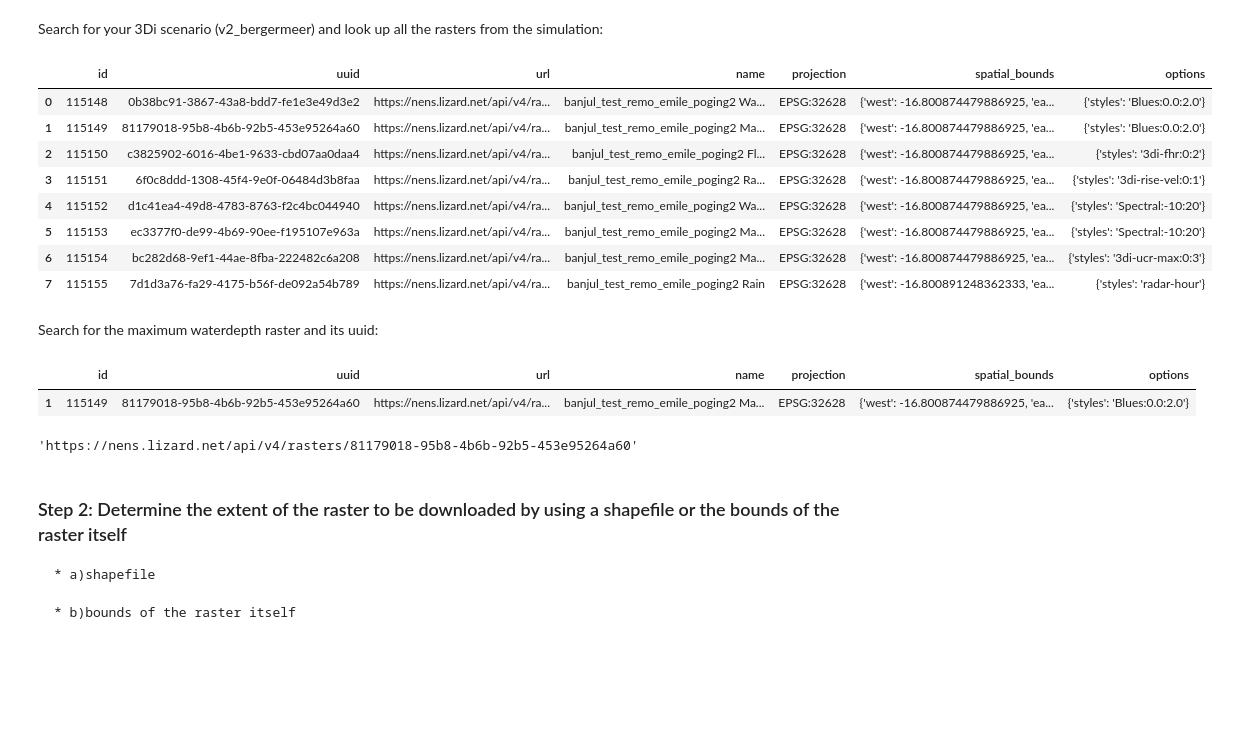
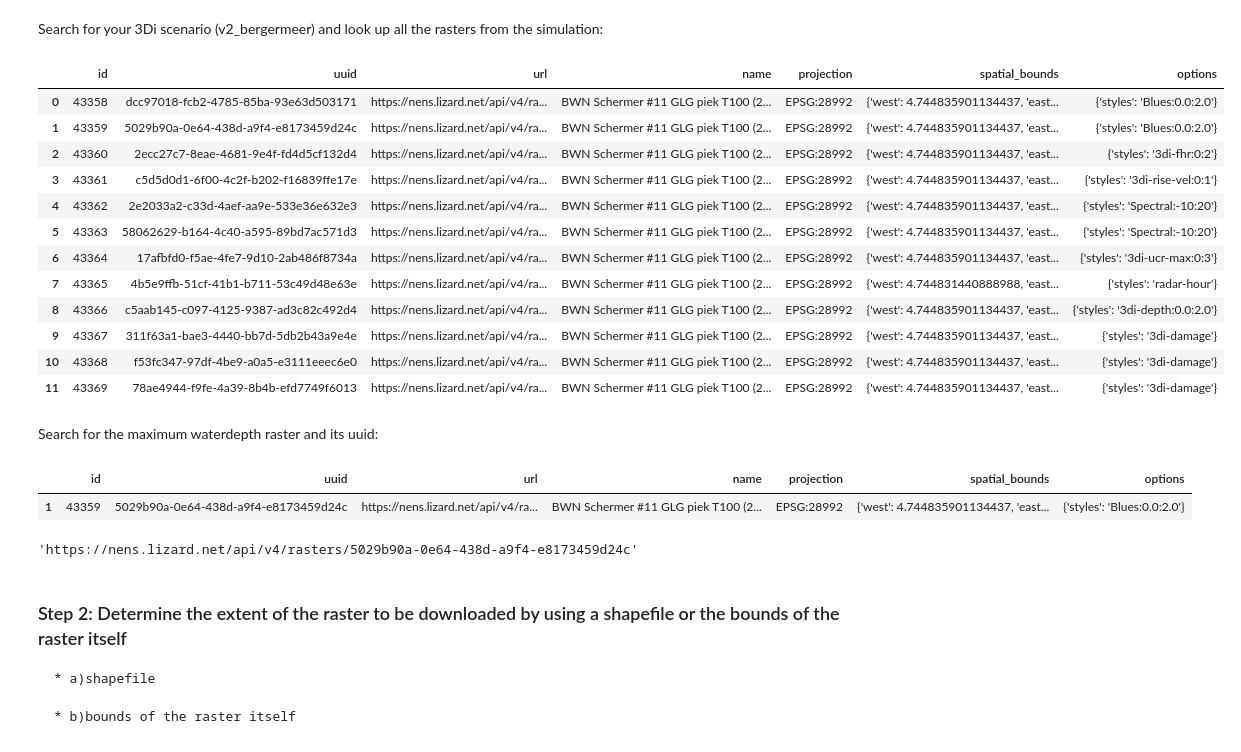
Before and after one commit to threedi/scripts-nens, a Jupyter notebook: Notebooks 3Di - API v3 - VD/notebook3 - download a maximum waterdepth raster from Lizard from a 3Di simulation/Download a maximum waterdepth raster from Lizard from a 3Di simulation.ipynb, the cells around one changed output. Cells and saved outputs as stored; diff of their text form; code cells hidden in the pictures; blank space fills up the shorter version.

```diff
--- a/Notebooks 3Di - API v3 - VD/notebook3 - download a maximum waterdepth raster from Lizard from a 3Di simulation/Download a maximum waterdepth raster from Lizard from a 3Di simulation.ipynb
+++ b/Notebooks 3Di - API v3 - VD/notebook3 - download a maximum waterdepth raster from Lizard from a 3Di simulation/Download a maximum waterdepth raster from Lizard from a 3Di simulation.ipynb
@@ -54,7 +54,7 @@ pixelsize_y = pixelsize_x
 based_on_shapefile = 'no'  #if no then based on extent, if yes then based on shapefile
 
 #define here the scenario name of the 3Di scenario
-scenario_name = 'banjul'
+scenario_name = 'BWN Schermer %2311 GLG piek T100 (2)'  # a hastag is %23 in the api url
 # %% [output]
 epsg:28992
 # %% [markdown]
@@ -63,29 +63,33 @@ epsg:28992
 Provide credentials to connect with the Lizard API - by using an API key:
 # %%
 username = '__key__'
-password = 'kuXO19bW.bN20PPqQRXimoinm90vmc9eZ2LmIhnWU'
+api_key = 'kuXO19bW.bN20PPqQRXimoinm90vmc9eZ2LmIhnWU'
 headers = {
             "username": username,
-            "password": password,
+            "password": api_key,
             "Content-Type": "application/json",
         }
 # %% [markdown]
 Search for your 3Di scenario (v2_bergermeer) and look up all the rasters from the simulation:
 # %%
-url = 'https://nens.lizard.net/api/v4/rasters/?name__icontains={}&page_size=10'.format(scenario_name)
+url = 'https://nens.lizard.net/api/v4/rasters/?name__icontains={}&page_size=100'.format(scenario_name)
 raster_results = pd.DataFrame(requests.get(url=url, headers=headers).json()['results'])
 raster_results = raster_results[['id', 'uuid', 'url', 'name', 'projection', 'spatial_bounds', 'options']]
 raster_results
 # %% [output]
 |  | id | uuid | url | name | projection | spatial_bounds | options |
-| 0 | 115148 | 0b38bc91-3867-43a8-bdd7-fe1e3e49d3e2 | https://nens.lizard.net/api/v4/ra... | banjul_test_remo_emile_poging2 Wa... | EPSG:32628 | {'west': -16.800874479886925, 'ea... | {'styles': 'Blues:0.0:2.0'} |
-| 1 | 115149 | 81179018-95b8-4b6b-92b5-453e95264a60 | https://nens.lizard.net/api/v4/ra... | banjul_test_remo_emile_poging2 Ma... | EPSG:32628 | {'west': -16.800874479886925, 'ea... | {'styles': 'Blues:0.0:2.0'} |
-| 2 | 115150 | c3825902-6016-4be1-9633-cbd07aa0daa4 | https://nens.lizard.net/api/v4/ra... | banjul_test_remo_emile_poging2 Fl... | EPSG:32628 | {'west': -16.800874479886925, 'ea... | {'styles': '3di-fhr:0:2'} |
-| 3 | 115151 | 6f0c8ddd-1308-45f4-9e0f-06484d3b8faa | https://nens.lizard.net/api/v4/ra... | banjul_test_remo_emile_poging2 Ra... | EPSG:32628 | {'west': -16.800874479886925, 'ea... | {'styles': '3di-rise-vel:0:1'} |
-| 4 | 115152 | d1c41ea4-49d8-4783-8763-f2c4bc044940 | https://nens.lizard.net/api/v4/ra... | banjul_test_remo_emile_poging2 Wa... | EPSG:32628 | {'west': -16.800874479886925, 'ea... | {'styles': 'Spectral:-10:20'} |
-| 5 | 115153 | ec3377f0-de99-4b69-90ee-f195107e963a | https://nens.lizard.net/api/v4/ra... | banjul_test_remo_emile_poging2 Ma... | EPSG:32628 | {'west': -16.800874479886925, 'ea... | {'styles': 'Spectral:-10:20'} |
-| 6 | 115154 | bc282d68-9ef1-44ae-8fba-222482c6a208 | https://nens.lizard.net/api/v4/ra... | banjul_test_remo_emile_poging2 Ma... | EPSG:32628 | {'west': -16.800874479886925, 'ea... | {'styles': '3di-ucr-max:0:3'} |
-| 7 | 115155 | 7d1d3a76-fa29-4175-b56f-de092a54b789 | https://nens.lizard.net/api/v4/ra... | banjul_test_remo_emile_poging2 Rain | EPSG:32628 | {'west': -16.800891248362333, 'ea... | {'styles': 'radar-hour'} |
+| 0 | 43358 | dcc97018-fcb2-4785-85ba-93e63d503171 | https://nens.lizard.net/api/v4/ra... | BWN Schermer #11 GLG piek T100 (2... | EPSG:28992 | {'west': 4.744835901134437, 'east... | {'styles': 'Blues:0.0:2.0'} |
+| 1 | 43359 | 5029b90a-0e64-438d-a9f4-e8173459d24c | https://nens.lizard.net/api/v4/ra... | BWN Schermer #11 GLG piek T100 (2... | EPSG:28992 | {'west': 4.744835901134437, 'east... | {'styles': 'Blues:0.0:2.0'} |
+| 2 | 43360 | 2ecc27c7-8eae-4681-9e4f-fd4d5cf132d4 | https://nens.lizard.net/api/v4/ra... | BWN Schermer #11 GLG piek T100 (2... | EPSG:28992 | {'west': 4.744835901134437, 'east... | {'styles': '3di-fhr:0:2'} |
+| 3 | 43361 | c5d5d0d1-6f00-4c2f-b202-f16839ffe17e | https://nens.lizard.net/api/v4/ra... | BWN Schermer #11 GLG piek T100 (2... | EPSG:28992 | {'west': 4.744835901134437, 'east... | {'styles': '3di-rise-vel:0:1'} |
+| 4 | 43362 | 2e2033a2-c33d-4aef-aa9e-533e36e632e3 | https://nens.lizard.net/api/v4/ra... | BWN Schermer #11 GLG piek T100 (2... | EPSG:28992 | {'west': 4.744835901134437, 'east... | {'styles': 'Spectral:-10:20'} |
+| 5 | 43363 | 58062629-b164-4c40-a595-89bd7ac571d3 | https://nens.lizard.net/api/v4/ra... | BWN Schermer #11 GLG piek T100 (2... | EPSG:28992 | {'west': 4.744835901134437, 'east... | {'styles': 'Spectral:-10:20'} |
+| 6 | 43364 | 17afbfd0-f5ae-4fe7-9d10-2ab486f8734a | https://nens.lizard.net/api/v4/ra... | BWN Schermer #11 GLG piek T100 (2... | EPSG:28992 | {'west': 4.744835901134437, 'east... | {'styles': '3di-ucr-max:0:3'} |
+| 7 | 43365 | 4b5e9ffb-51cf-41b1-b711-53c49d48e63e | https://nens.lizard.net/api/v4/ra... | BWN Schermer #11 GLG piek T100 (2... | EPSG:28992 | {'west': 4.744831440888988, 'east... | {'styles': 'radar-hour'} |
+| 8 | 43366 | c5aab145-c097-4125-9387-ad3c82c492d4 | https://nens.lizard.net/api/v4/ra... | BWN Schermer #11 GLG piek T100 (2... | EPSG:28992 | {'west': 4.744835901134437, 'east... | {'styles': '3di-depth:0.0:2.0'} |
+| 9 | 43367 | 311f63a1-bae3-4440-bb7d-5db2b43a9e4e | https://nens.lizard.net/api/v4/ra... | BWN Schermer #11 GLG piek T100 (2... | EPSG:28992 | {'west': 4.744835901134437, 'east... | {'styles': '3di-damage'} |
+| 10 | 43368 | f53fc347-97df-4be9-a0a5-e3111eeec6e0 | https://nens.lizard.net/api/v4/ra... | BWN Schermer #11 GLG piek T100 (2... | EPSG:28992 | {'west': 4.744835901134437, 'east... | {'styles': '3di-damage'} |
+| 11 | 43369 | 78ae4944-f9fe-4a39-8b4b-efd7749f6013 | https://nens.lizard.net/api/v4/ra... | BWN Schermer #11 GLG piek T100 (2... | EPSG:28992 | {'west': 4.744835901134437, 'east... | {'styles': '3di-damage'} |
 # %% [markdown]
 Search for the maximum waterdepth raster and its uuid:
 # %%
@@ -93,7 +97,7 @@ max_waterdepth_raster = raster_results[raster_results['name'].str.contains('Max
 max_waterdepth_raster
 # %% [output]
 |  | id | uuid | url | name | projection | spatial_bounds | options |
-| 1 | 115149 | 81179018-95b8-4b6b-92b5-453e95264a60 | https://nens.lizard.net/api/v4/ra... | banjul_test_remo_emile_poging2 Ma... | EPSG:32628 | {'west': -16.800874479886925, 'ea... | {'styles': 'Blues:0.0:2.0'} |
+| 1 | 43359 | 5029b90a-0e64-438d-a9f4-e8173459d24c | https://nens.lizard.net/api/v4/ra... | BWN Schermer #11 GLG piek T100 (2... | EPSG:28992 | {'west': 4.744835901134437, 'east... | {'styles': 'Blues:0.0:2.0'} |
 # %%
 # Define the uuid of the max_waterlevel_raster
 uuid = max_waterdepth_raster['uuid'].iloc[0]
@@ -101,7 +105,7 @@ uuid = max_waterdepth_raster['uuid'].iloc[0]
 raster_url = "https://nens.lizard.net/api/v4/rasters/{}".format(uuid)
 raster_url
 # %% [output]
-'https://nens.lizard.net/api/v4/rasters/81179018-95b8-4b6b-92b5-453e95264a60'
+'https://nens.lizard.net/api/v4/rasters/5029b90a-0e64-438d-a9f4-e8173459d24c'
 # %% [markdown]
 ### Step 2: Determine the extent of the raster to be downloaded by using a shapefile or the bounds of the raster itself
 
```
Also changed, not shown: parts of 8 cells of this notebook.
